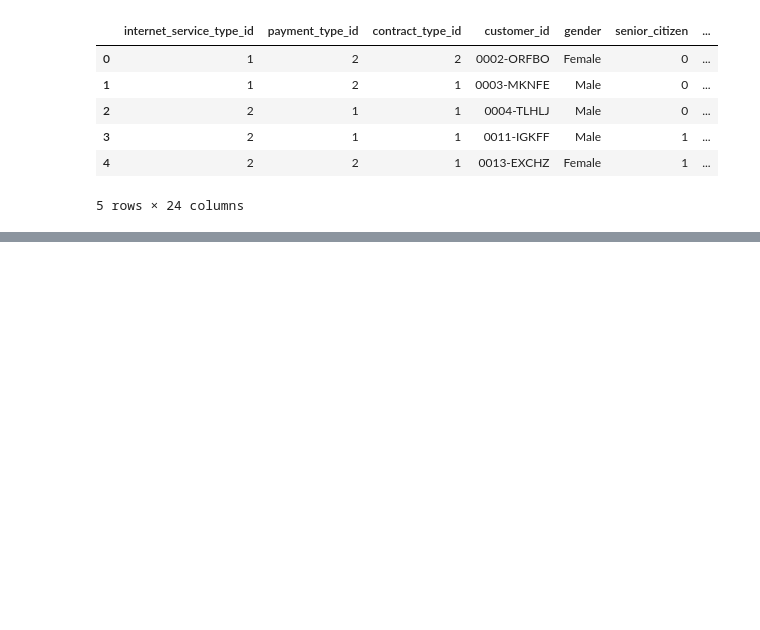
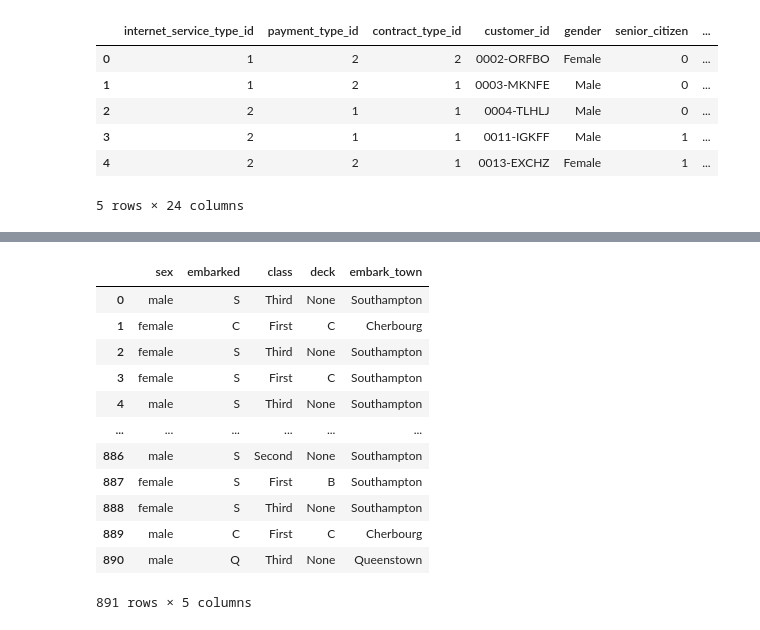
Before and after one commit to jorgellopez38/classification-exercises, a Jupyter notebook: classification_exercises.ipynb, the cells around one changed output, grey strips where cells are left out. Drawn from its saved outputs; the diff is of its cells as text; code cells hidden in the pictures; blank space fills up the shorter version.

```diff
--- a/classification_exercises.ipynb
+++ b/classification_exercises.ipynb
@@ -360,0 +458,16 @@ telco_df.head()
+# %%
+df.select_dtypes(include='object')
+# %% [output]
+|  | sex | embarked | class | deck | embark_town |
+| 0 | male | S | Third | None | Southampton |
+| 1 | female | C | First | C | Cherbourg |
+| 2 | female | S | Third | None | Southampton |
+| 3 | female | S | First | C | Southampton |
+| 4 | male | S | Third | None | Southampton |
+| ... | ... | ... | ... | ... | ... |
+| 886 | male | S | Second | None | Southampton |
+| 887 | female | S | First | B | Southampton |
+| 888 | female | S | Third | None | Southampton |
+| 889 | male | C | First | C | Cherbourg |
+| 890 | male | Q | Third | None | Queenstown |
+891 rows × 5 columns
```
Also changed, not shown: parts of 96 cells of this notebook.
